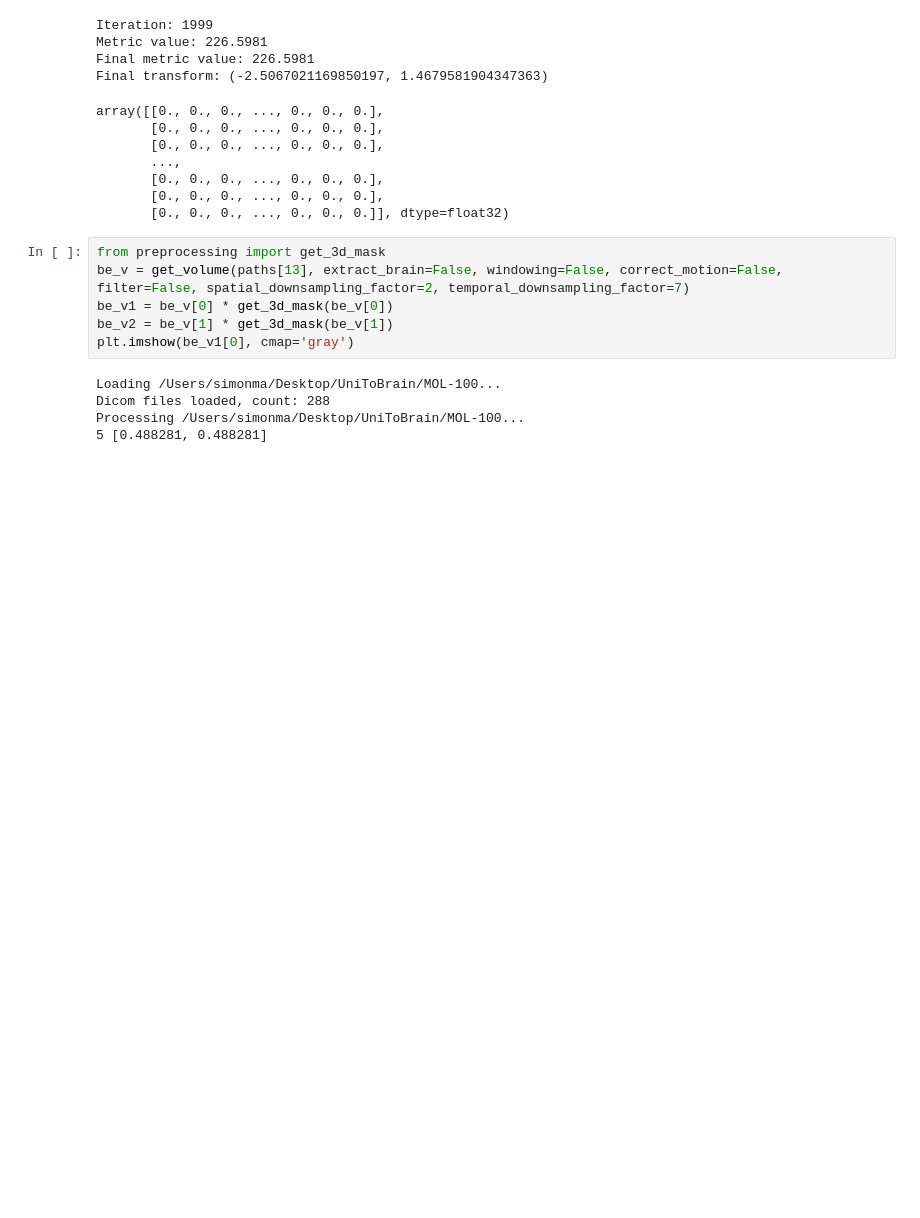
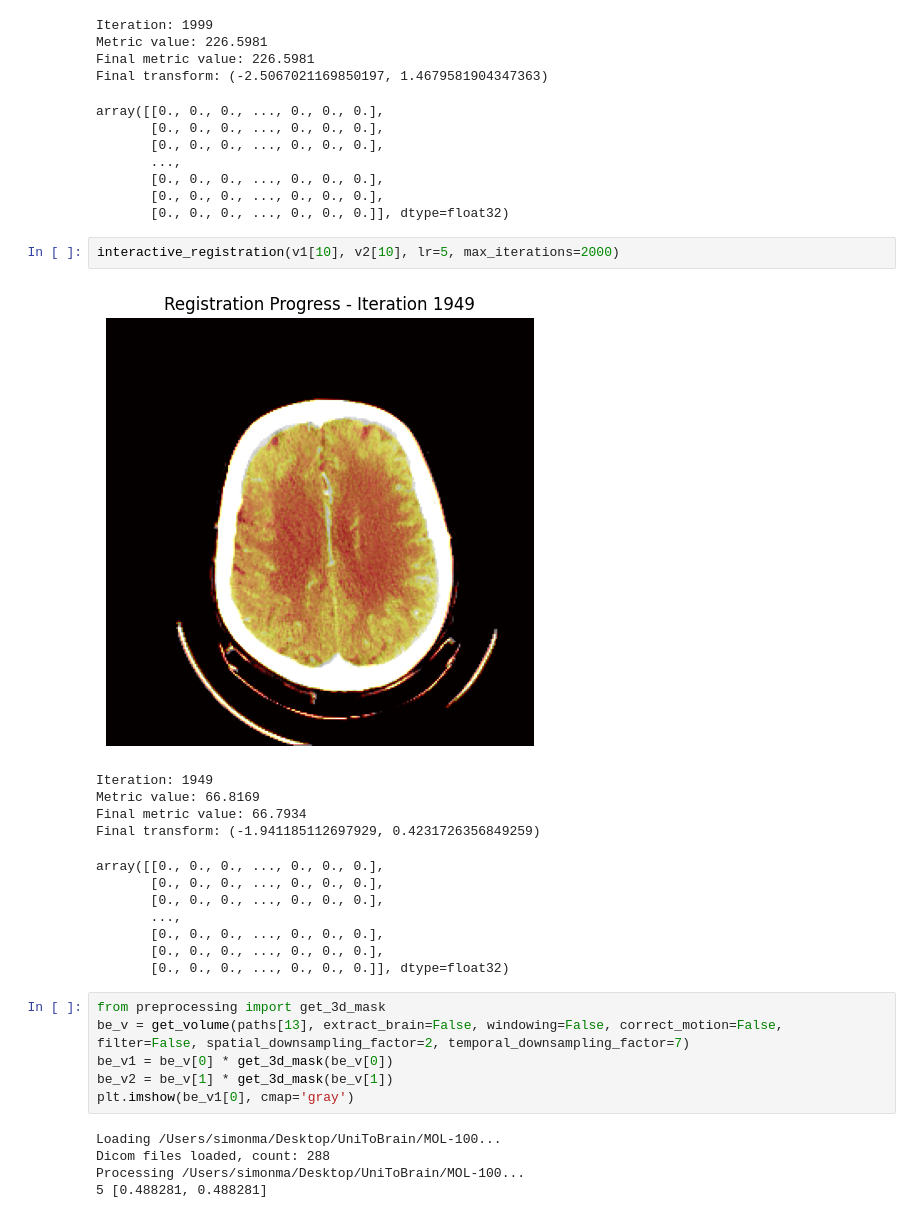
Before and after one commit to Simuschlatz/ChadCTP, a Jupyter notebook: src/playground.ipynb, the cells around one changed output. Drawn from its saved outputs; the diff is of its cells as text; blank space fills up the shorter version.

```diff
--- a/src/playground.ipynb
+++ b/src/playground.ipynb
@@ -283,6 +283,21 @@ array([[0., 0., 0., ..., 0., 0., 0.],
        [0., 0., 0., ..., 0., 0., 0.],
        [0., 0., 0., ..., 0., 0., 0.],
        [0., 0., 0., ..., 0., 0., 0.]], dtype=float32)
+# %%
+interactive_registration(v1[10], v2[10], lr=5, max_iterations=2000)
+# %% [output]
+[figure, added]
+Iteration: 1949
+Metric value: 66.8169
+Final metric value: 66.7934
+Final transform: (-1.941185112697929, 0.4231726356849259)
+array([[0., 0., 0., ..., 0., 0., 0.],
+       [0., 0., 0., ..., 0., 0., 0.],
+       [0., 0., 0., ..., 0., 0., 0.],
+       ...,
+       [0., 0., 0., ..., 0., 0., 0.],
+       [0., 0., 0., ..., 0., 0., 0.],
+       [0., 0., 0., ..., 0., 0., 0.]], dtype=float32)
 # %%
 from preprocessing import get_3d_mask
 be_v = get_volume(paths[13], extract_brain=False, windowing=False, correct_motion=False, filter=False, spatial_downsampling_factor=2, temporal_downsampling_factor=7)
```
Also changed, not shown: parts of 15 cells of this notebook, 3 other files.
